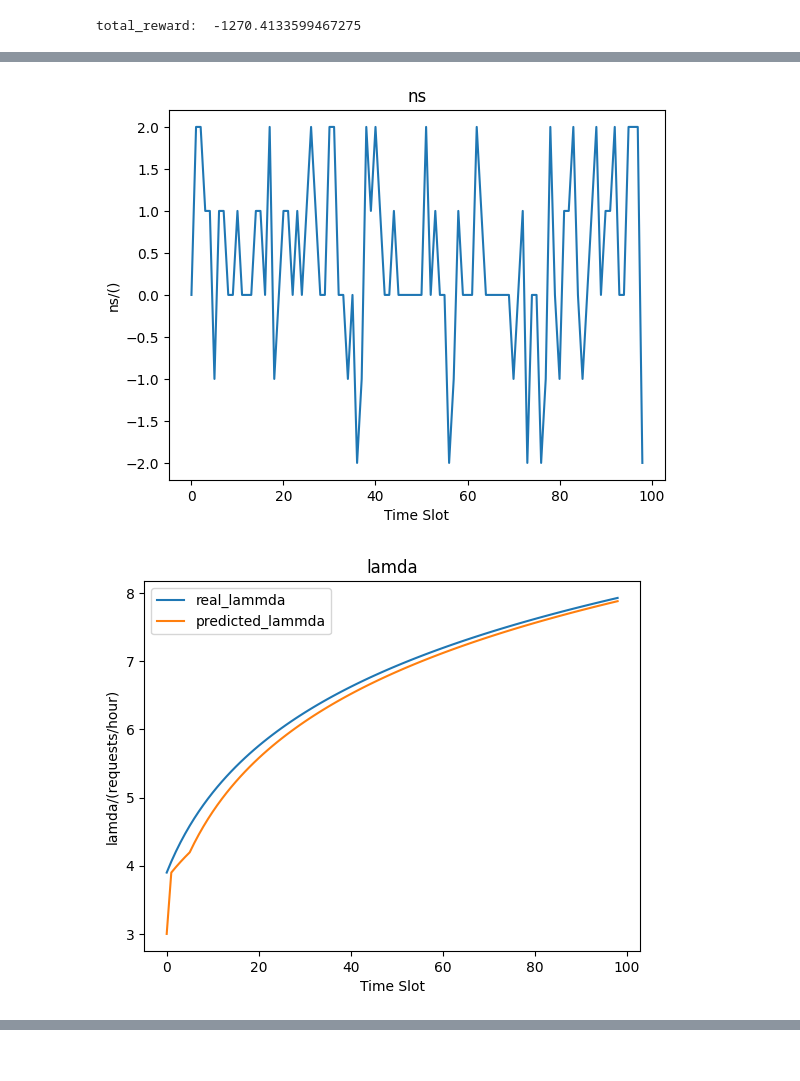
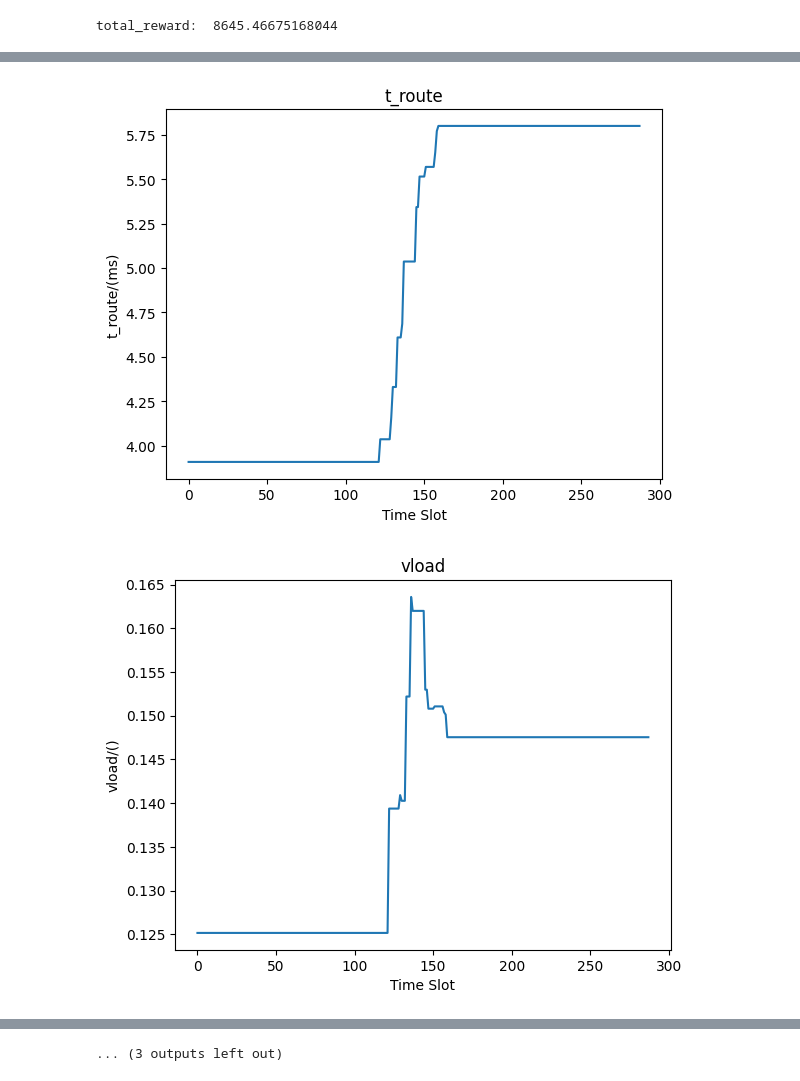
Before and after one commit to aaalvinnn/AutoScaling, a Jupyter notebook: test.ipynb, the cells around one changed output, grey strips where cells are left out. Saved outputs shown, nothing was run; the diff lists cells and outputs as text; code cells hidden in the pictures.

```diff
--- a/test.ipynb
+++ b/test.ipynb
@@ -1,6 +1,7 @@
 # %%
 from env import config, environment, loghelper
-from methods import RandomScaling, Predicter
+from methods import RandomScaling, ConstantScaling, GDCScaling
+from methods import Predicter
 
 
 class TrainAndTestHelper(object):
@@ -12,13 +13,16 @@ class TrainAndTestHelper(object):
     def test(self):
         total_reward = 0
         done = False
-        state = self.env.reset()
+        state, _ = self.env.reset()
 
         while(not done):
-            action = self.agent.get_action(state)
-            next_state, reward, done, info = self.env.step(action)
+            ob = self.env.update_requests()
+            action = self.agent.get_action(ob)
+            next_state, reward, done, _, info = self.env.step(action)
+            if info["t_exe"] > 100:
+                t_total_list, t_exe_list, t_route_list = self.env.cal_total_access_delay(self.env.state["deploy_info"])
+                pass
             total_reward += reward
-            state = next_state
             for key in info:
                 self.logger.record(key, info[key])
 
@@ -27,10 +31,12 @@ class TrainAndTestHelper(object):
 # %%
 env_config = config.EnvConfig()
 predicter = Predicter.SMAPredictor(env_config.ms_nums, env_config.predicter_window_size)
-env = environment.DataCenterEnvironment(env_config, predicter)
-agent = RandomScaling.RandomScalingAgent(env)
+env = environment.DataCenterEnvironment(0, env_config)
+# agent = ConstantScaling.ConstantScalingAgent(env)
+# agent = RandomScaling.RandomScalingAgent(env)
+agent = GDCScaling.GDCScalingAgent(env)
 logger = loghelper.LogHelper()
 train_and_test_helper = TrainAndTestHelper(env, agent, logger)
 train_and_test_helper.test()
 # %% [output]
-total_reward:  -1270.4133599467275
+total_reward:  8645.46675168044
@@ -39,2 +45,2 @@ total_reward:  -1270.4133599467275
-[figure, old version]
+[figure, new version]
-[figure, old version]
+[figure, new version]
@@ -41,0 +54 @@ total_reward:  -1270.4133599467275
+... (3 outputs left out)
```
Also changed, not shown: parts of 1 cell of this notebook, 17 other files.
